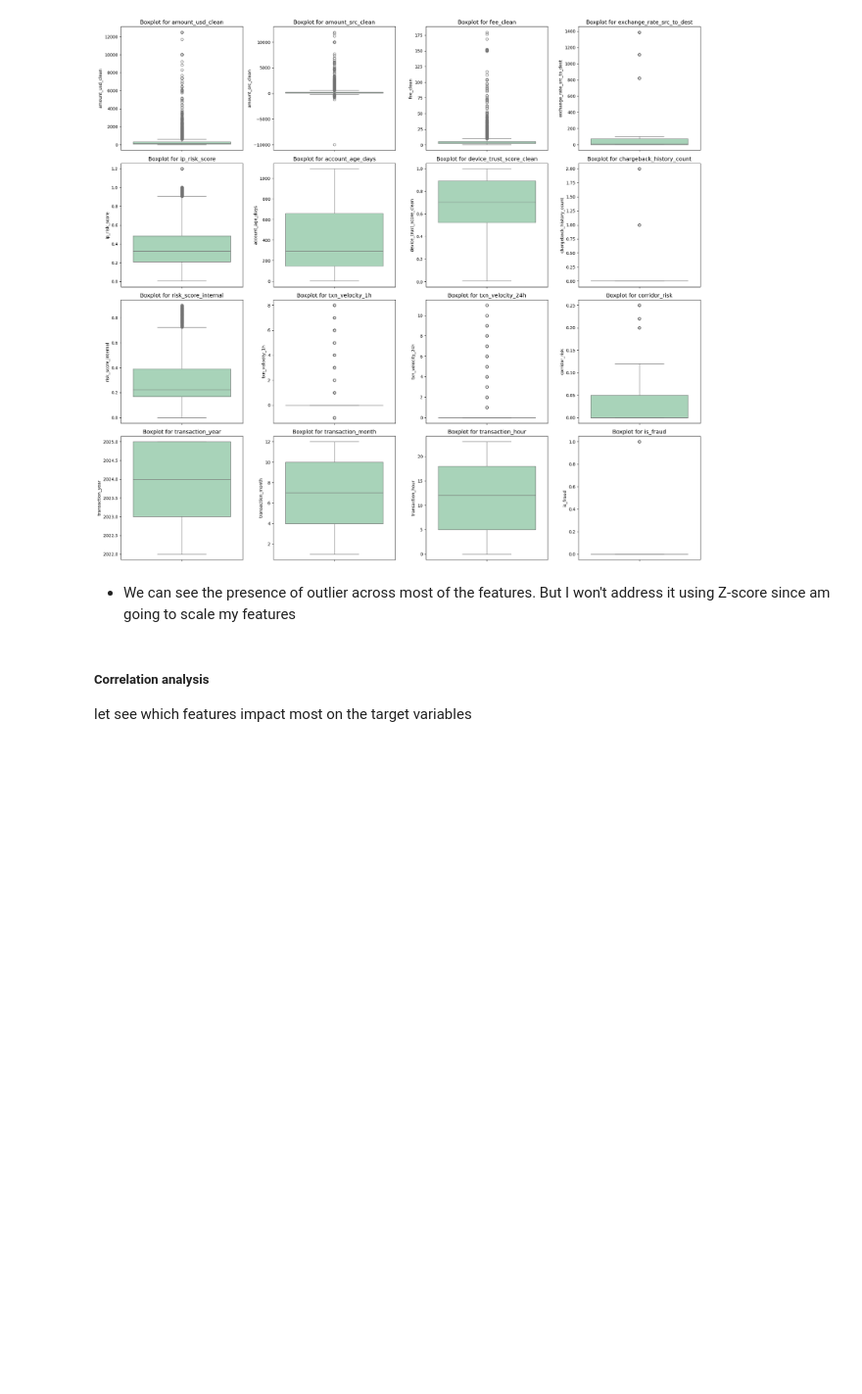
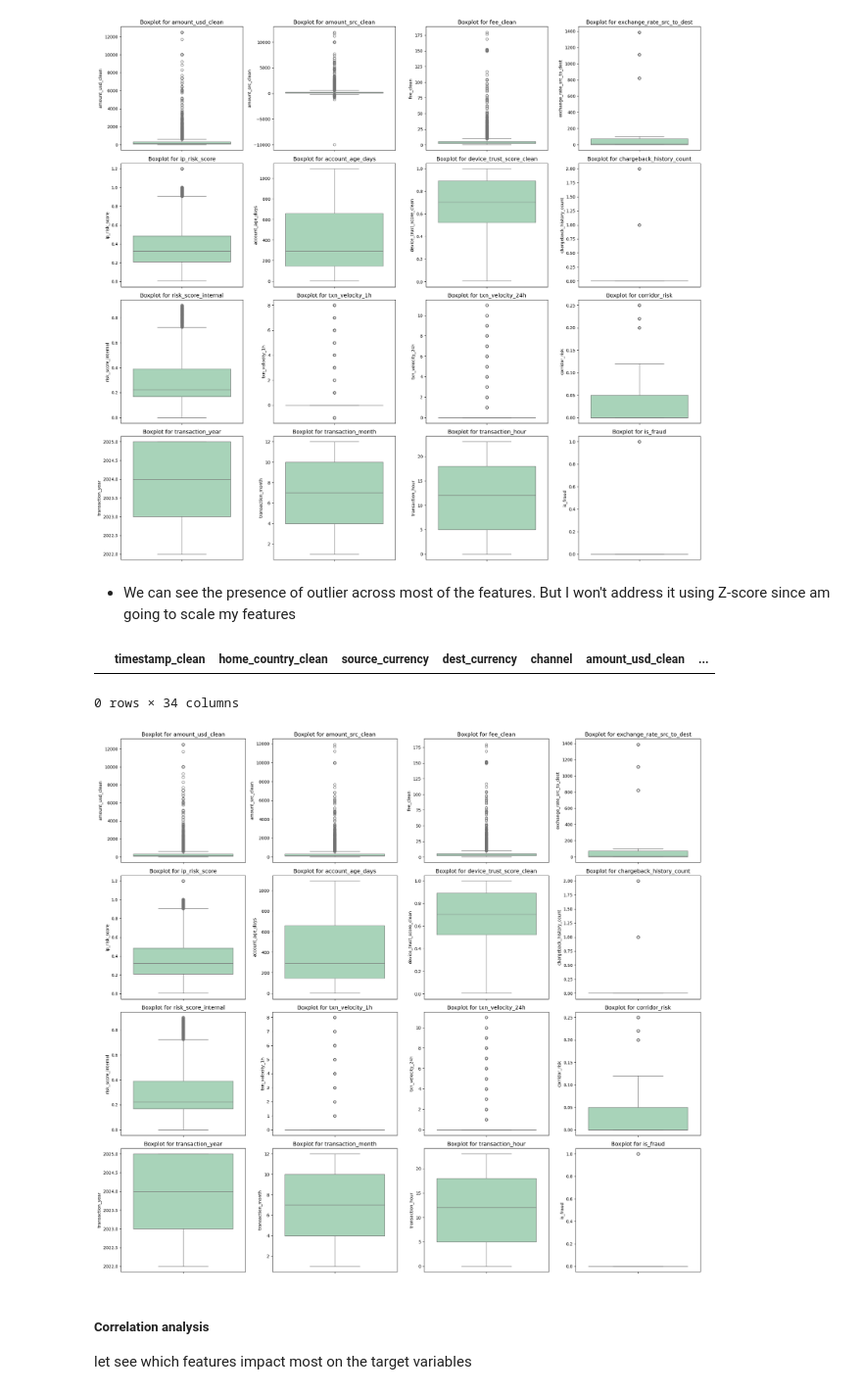
Before and after one commit to uchechukwueze/NovaPay-FraudGuard-Real-Time-Fraud-Detection, a Jupyter notebook: notebook/notebook.ipynb, the cells around one changed output. Shown at 98% size. Cells and saved outputs as stored; diff of their text form; code cells hidden in the pictures; blank space fills up the shorter version.

```diff
--- a/notebook/notebook.ipynb
+++ b/notebook/notebook.ipynb
@@ -2914,3 +2918,20 @@ plt.show()
+# %%
+data_cleaned[data_cleaned['fee_clean']<0]
+# %% [output]
+|  | timestamp_clean | home_country_clean | source_currency | dest_currency | channel | amount_usd_clean | ... |
+0 rows × 34 columns
+# %%
+fig, ax = plt.subplots(nrows = 4, ncols = 4, figsize = (20, 18))
+ax = ax.flatten()
+
+for idx, col in enumerate (numerical_columns):
+    sns.boxplot(data_cleaned[col], ax =ax[idx], color='#a1dab7')
+    ax[idx].set_title(f'Boxplot for {col}', fontsize=13)
+
+plt.tight_layout()
+plt.show()
+# %% [output]
+[figure, added]
 # %% [markdown]
 ##### Correlation analysis
 let see which features impact most on the target variables
```
Also changed, not shown: parts of 22 cells of this notebook, 5 other files.
